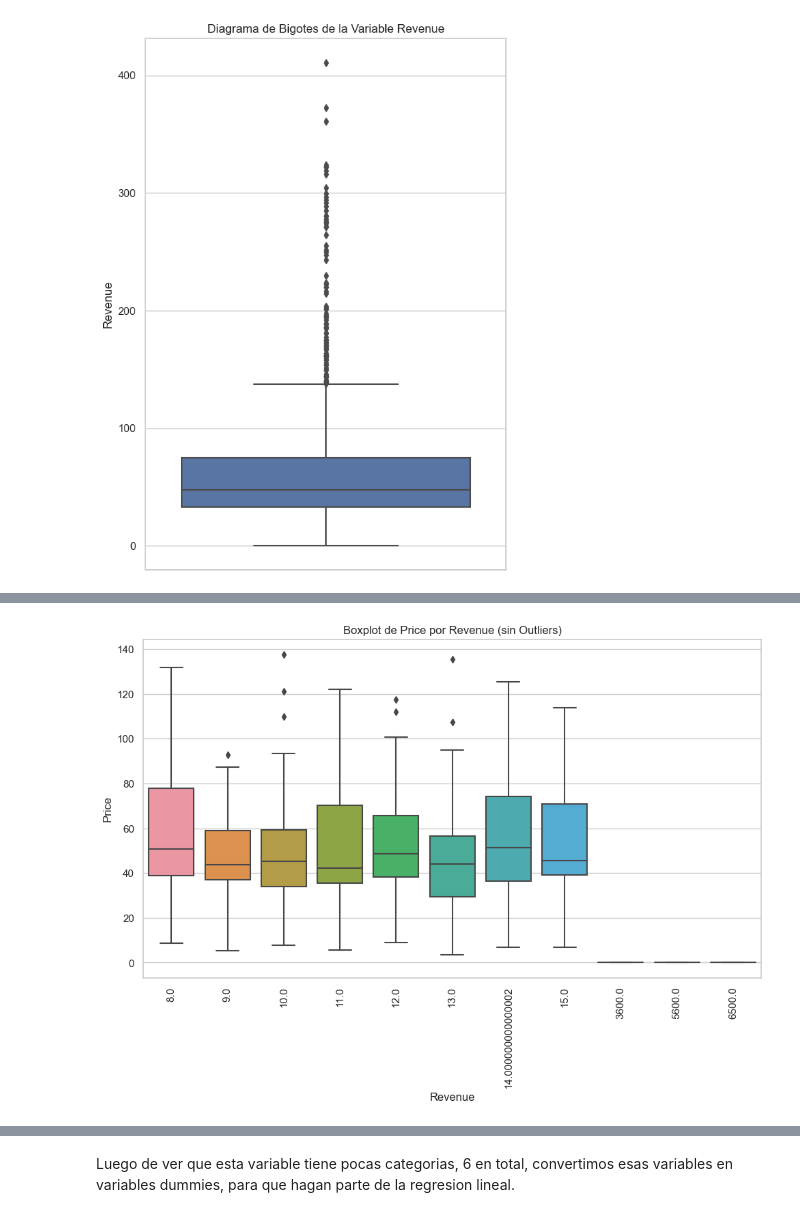
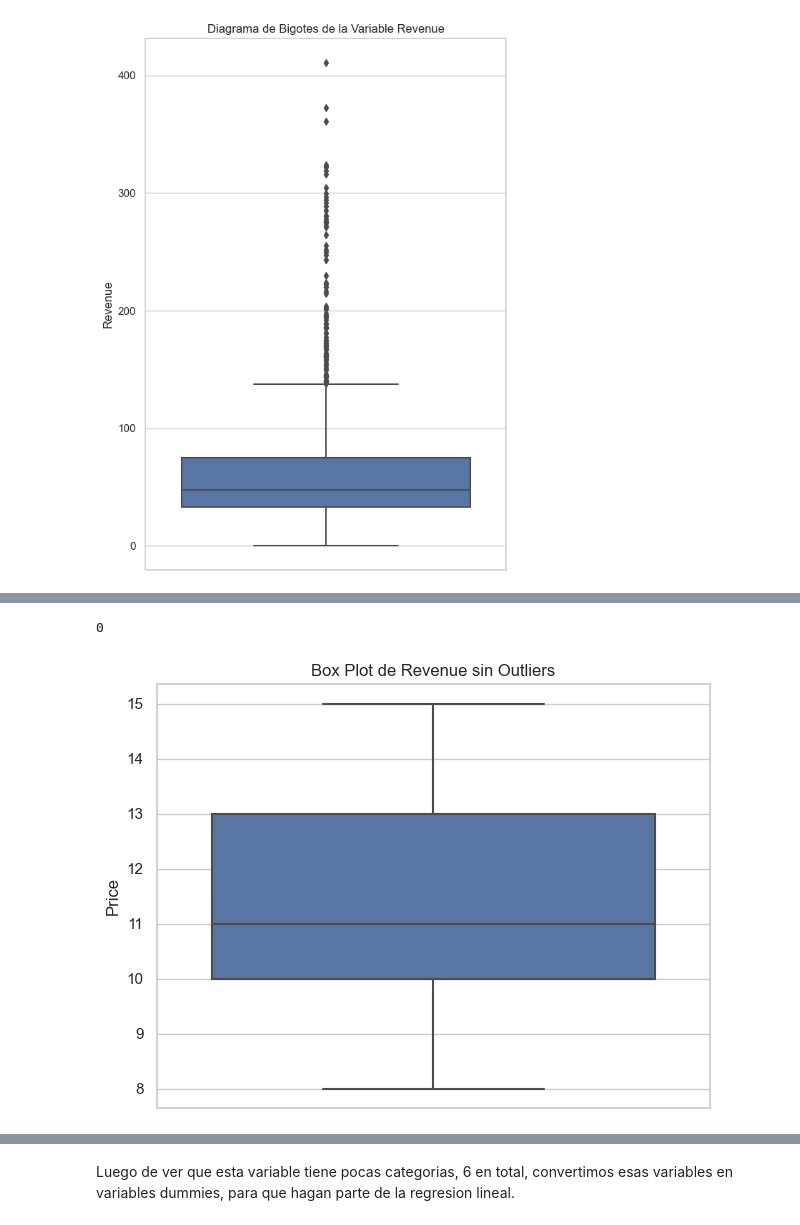
Before and after one commit to td2USA-20232/grupo2, a Jupyter notebook: Caso_uno_p_q.ipynb, the cells around one changed output, grey strips where cells are left out. Drawn from its saved outputs; the diff is of its cells as text; code cells hidden in the pictures.

```diff
--- a/Caso_uno_p_q.ipynb
+++ b/Caso_uno_p_q.ipynb
@@ -269,32 +269,36 @@ plt.show()
-# %%
-
-
-# Supongamos que 'new_df' es tu DataFrame y 'Revenue' y 'Price' son las columnas que deseas utilizar
-sns.set(style="whitegrid")  # Establece el estilo del gráfico
-
-# Calcular el rango intercuartil (IQR) para 'Price'
-Q1_price = np.percentile(new_df['Price'], 25)
-Q3_price = np.percentile(new_df['Price'], 75)
-IQR_price = Q3_price - Q1_price
-
-# Definir los límites inferior y superior para 'Price'
-lower_bound_price = Q1_price - 1.5 * IQR_price
-upper_bound_price = Q3_price + 1.5 * IQR_price
-
-# Filtrar los datos eliminando los valores atípicos en 'Price'
-filtered_df = new_df[(new_df['Price'] >= lower_bound_price) & (new_df['Price'] <= upper_bound_price)]
-
-# Crear el boxplot con los datos filtrados
-plt.figure(figsize=(10, 6))
-sns.boxplot(x=filtered_df['Revenue'], y=filtered_df['Price'])
-plt.title('Boxplot de Price por Revenue (sin Outliers)')
-plt.xlabel('Revenue')
-plt.ylabel('Price')
-plt.tight_layout()
-plt.xticks(rotation=90)
-plt.show()
-# %% [output]
-[figure, removed]
+# %%
+
+# Eliminamos los valores nulos de la variable "Revenue"
+new_df = new_df.dropna(subset=['Revenue'])
+
+# Verificar que los valores nulos han sido eliminados
+print(new_df['Revenue'].isnull().sum())  # Muestra  0
+# %% [output]
+0
+# %%
+#'Revenue' eliminación de outliers
+revenue_data = new_df['Revenue']
+
+# Calcular el IQR
+Q1 = np.percentile(revenue_data, 25)
+Q3 = np.percentile(revenue_data, 75)
+IQR = Q3 - Q1
+
+# Límites inferior y superior
+lower_bound = Q1 - 1.5 * IQR
+upper_bound = Q3 + 1.5 * IQR
+
+# Filtrar los datos
+filtered_revenue_data = revenue_data[(revenue_data >= lower_bound) & (revenue_data <= upper_bound)]
+
+# Box plot con los datos filtrados
+sns.boxplot(y=filtered_revenue_data)
+plt.title('Box Plot de Revenue sin Outliers')
+plt.ylabel('Price')
+plt.tight_layout()
+plt.show()
+# %% [output]
+[figure, added]
 # %%
 #'Utility' eliminación de outliers
 utility_data = new_df['Utility']
```
Also changed, not shown: parts of 10 cells of this notebook.
